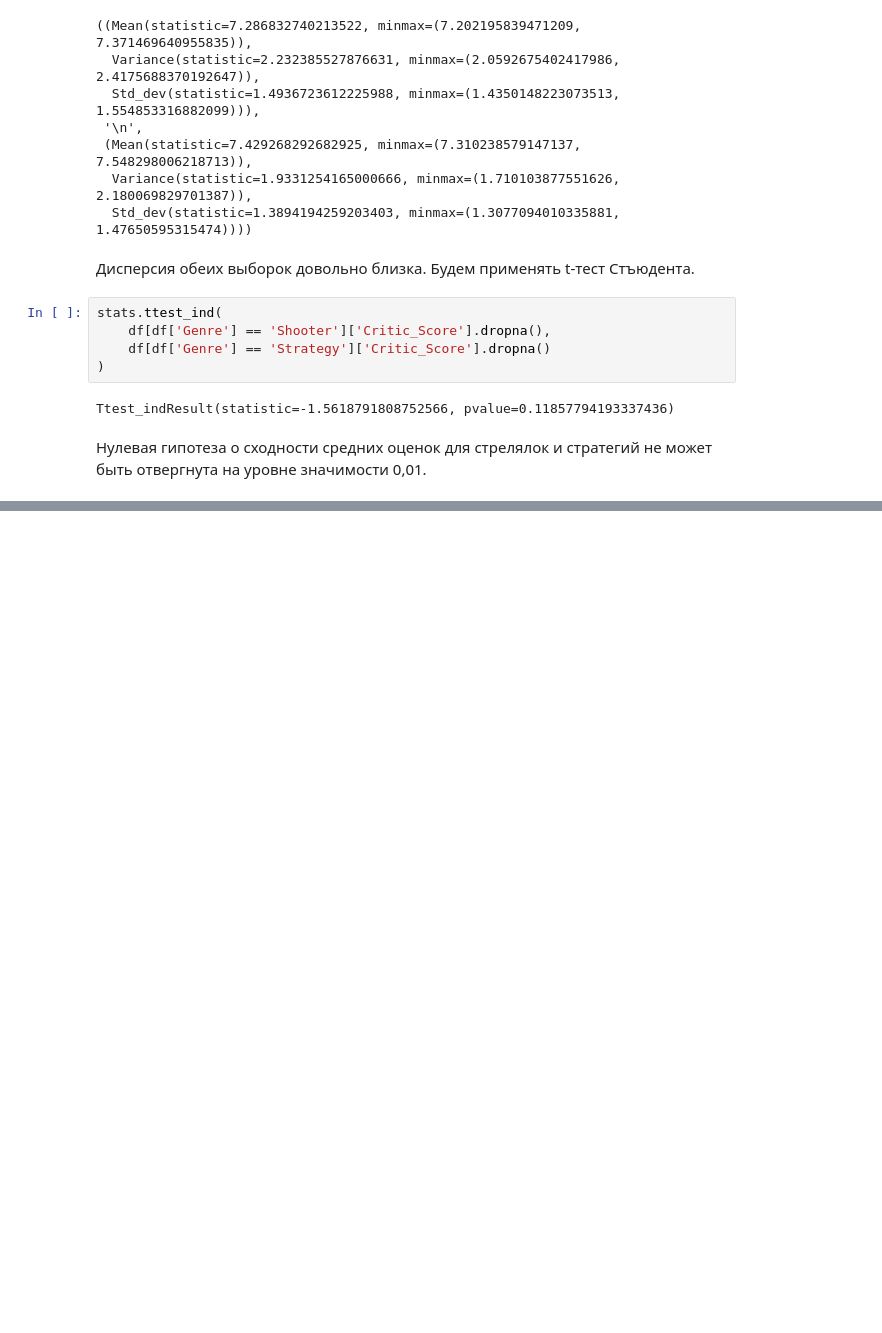
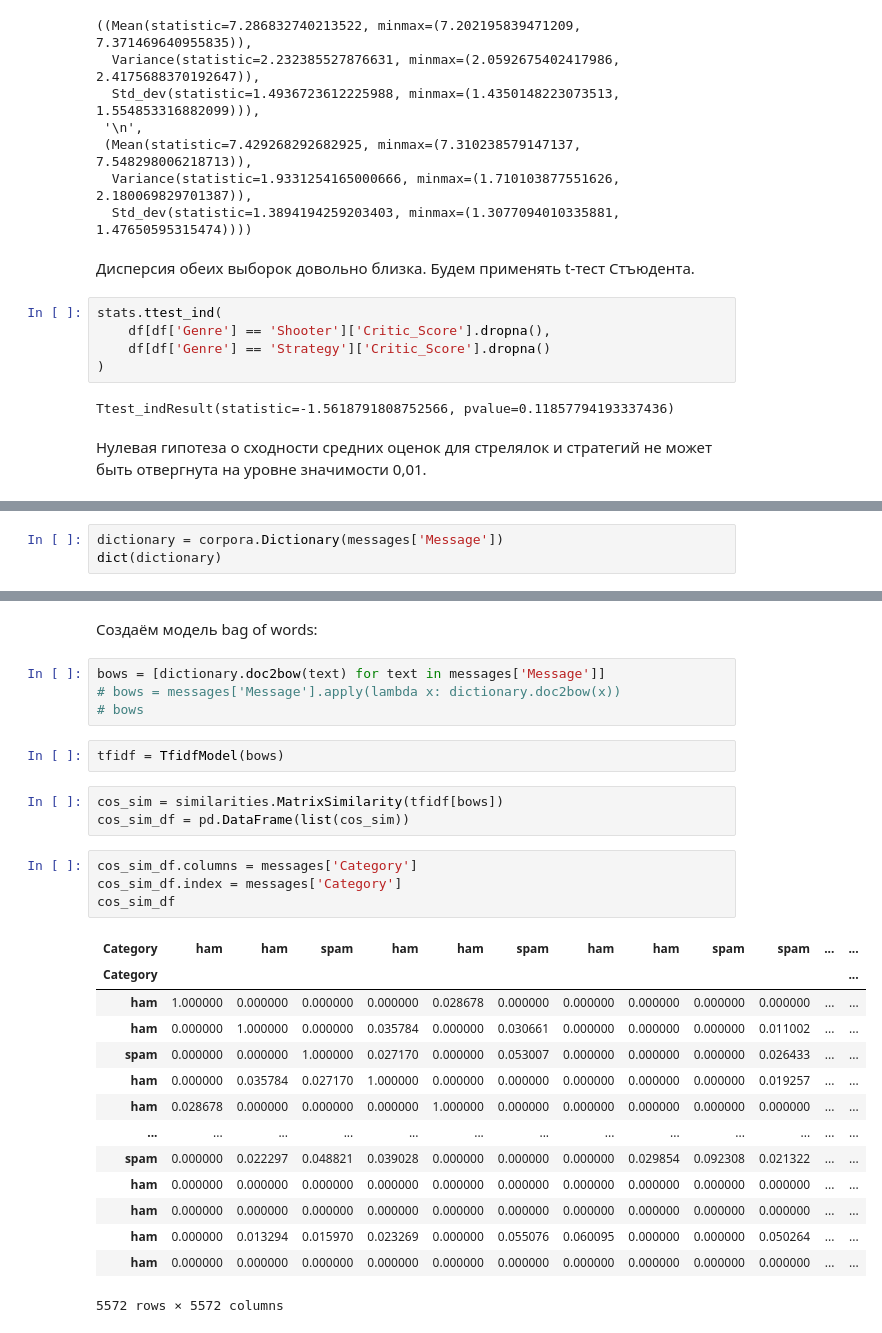
Before and after one commit to xbbt/Netology_DS_course, a Jupyter notebook: Statistics/case_study/Case_study_homework.ipynb, the cells around one changed output, grey strips where cells are left out. Cells and saved outputs as stored; diff of their text form; blank space fills up the shorter version.

Commit message:
texts prepartaion and tfidf in gensim completed.

```diff
--- a/Statistics/case_study/Case_study_homework.ipynb
+++ b/Statistics/case_study/Case_study_homework.ipynb
@@ -182,0 +233,3 @@ tfidf_matrix = pd.DataFrame(tfidf_matrix.toarray(), columns=cname)
+# %%
+dictionary = corpora.Dictionary(messages['Message'])
+dict(dictionary)
@@ -182,0 +254,30 @@ tfidf_matrix = pd.DataFrame(tfidf_matrix.toarray(), columns=cname)
+# %% [markdown]
+Создаём модель bag of words:
+# %%
+bows = [dictionary.doc2bow(text) for text in messages['Message']]
+# bows = messages['Message'].apply(lambda x: dictionary.doc2bow(x))
+# bows
+# %%
+tfidf = TfidfModel(bows)
+# %%
+cos_sim = similarities.MatrixSimilarity(tfidf[bows])
+cos_sim_df = pd.DataFrame(list(cos_sim))
+# %%
+cos_sim_df.columns = messages['Category']
+cos_sim_df.index = messages['Category']
+cos_sim_df
+# %% [output]
+| Category | ham | ham | spam | ham | ham | spam | ham | ham | spam | spam | ... | ... |
+| Category |  |  |  |  |  |  |  |  |  |  |  | ... |
+| ham | 1.000000 | 0.000000 | 0.000000 | 0.000000 | 0.028678 | 0.000000 | 0.000000 | 0.000000 | 0.000000 | 0.000000 | ... | ... |
+| ham | 0.000000 | 1.000000 | 0.000000 | 0.035784 | 0.000000 | 0.030661 | 0.000000 | 0.000000 | 0.000000 | 0.011002 | ... | ... |
+| spam | 0.000000 | 0.000000 | 1.000000 | 0.027170 | 0.000000 | 0.053007 | 0.000000 | 0.000000 | 0.000000 | 0.026433 | ... | ... |
+| ham | 0.000000 | 0.035784 | 0.027170 | 1.000000 | 0.000000 | 0.000000 | 0.000000 | 0.000000 | 0.000000 | 0.019257 | ... | ... |
+| ham | 0.028678 | 0.000000 | 0.000000 | 0.000000 | 1.000000 | 0.000000 | 0.000000 | 0.000000 | 0.000000 | 0.000000 | ... | ... |
+| ... | ... | ... | ... | ... | ... | ... | ... | ... | ... | ... | ... | ... |
+| spam | 0.000000 | 0.022297 | 0.048821 | 0.039028 | 0.000000 | 0.000000 | 0.000000 | 0.029854 | 0.092308 | 0.021322 | ... | ... |
+| ham | 0.000000 | 0.000000 | 0.000000 | 0.000000 | 0.000000 | 0.000000 | 0.000000 | 0.000000 | 0.000000 | 0.000000 | ... | ... |
+| ham | 0.000000 | 0.000000 | 0.000000 | 0.000000 | 0.000000 | 0.000000 | 0.000000 | 0.000000 | 0.000000 | 0.000000 | ... | ... |
+| ham | 0.000000 | 0.013294 | 0.015970 | 0.023269 | 0.000000 | 0.055076 | 0.060095 | 0.000000 | 0.000000 | 0.050264 | ... | ... |
+| ham | 0.000000 | 0.000000 | 0.000000 | 0.000000 | 0.000000 | 0.000000 | 0.000000 | 0.000000 | 0.000000 | 0.000000 | ... | ... |
+5572 rows × 5572 columns
```
Also changed, not shown: parts of 11 cells of this notebook.
